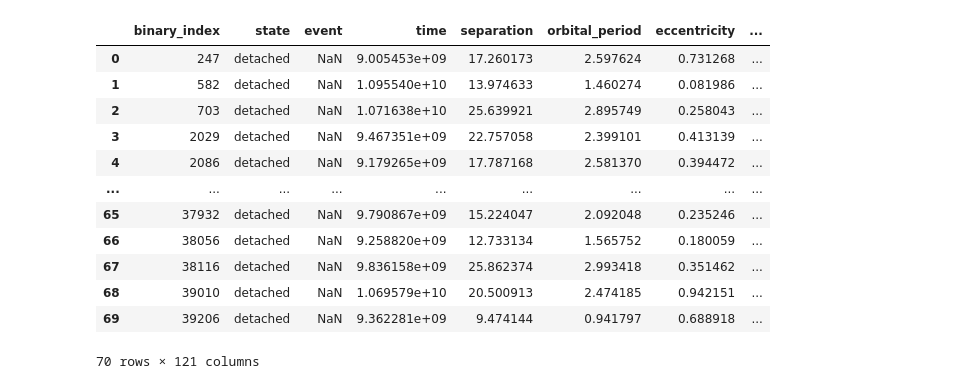
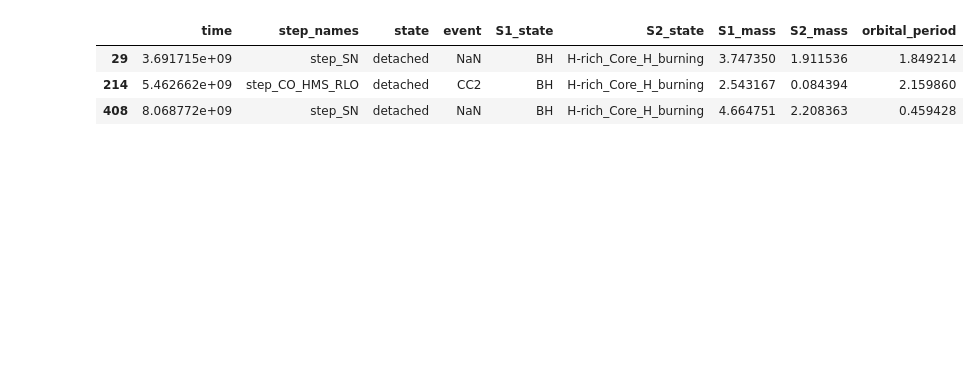
Before and after one commit to PiersonLip/solarBHs, a Jupyter notebook: Notebooks/BHSolGraphing.ipynb, the cells around one changed output. Cells and saved outputs as stored; diff of their text form; code cells hidden in the pictures; blank space fills up the shorter version.

```diff
--- a/Notebooks/BHSolGraphing.ipynb
+++ b/Notebooks/BHSolGraphing.ipynb
@@ -96,21 +101,12 @@ pHistory = pop.history.select()
 # %%
 bhSolRows = pd.read_csv(DataPath / 'threeDayPorb_solBHPairRows.csv')
 # %%
-bhSolRows
+bhSolRows[bhSolRows['S2_mass'] < 2.3][cols]
 # %% [output]
-|  | binary_index | state | event | time | separation | orbital_period | eccentricity | ... |
-| 0 | 247 | detached | NaN | 9.005453e+09 | 17.260173 | 2.597624 | 0.731268 | ... |
-| 1 | 582 | detached | NaN | 1.095540e+10 | 13.974633 | 1.460274 | 0.081986 | ... |
-| 2 | 703 | detached | NaN | 1.071638e+10 | 25.639921 | 2.895749 | 0.258043 | ... |
-| 3 | 2029 | detached | NaN | 9.467351e+09 | 22.757058 | 2.399101 | 0.413139 | ... |
-| 4 | 2086 | detached | NaN | 9.179265e+09 | 17.787168 | 2.581370 | 0.394472 | ... |
-| ... | ... | ... | ... | ... | ... | ... | ... | ... |
-| 65 | 37932 | detached | NaN | 9.790867e+09 | 15.224047 | 2.092048 | 0.235246 | ... |
-| 66 | 38056 | detached | NaN | 9.258820e+09 | 12.733134 | 1.565752 | 0.180059 | ... |
-| 67 | 38116 | detached | NaN | 9.836158e+09 | 25.862374 | 2.993418 | 0.351462 | ... |
-| 68 | 39010 | detached | NaN | 1.069579e+10 | 20.500913 | 2.474185 | 0.942151 | ... |
-| 69 | 39206 | detached | NaN | 9.362281e+09 | 9.474144 | 0.941797 | 0.688918 | ... |
+|  | time | step_names | state | event | S1_state | S2_state | S1_mass | S2_mass | orbital_period |
+| 29 | 3.691715e+09 | step_SN | detached | NaN | BH | H-rich_Core_H_burning | 3.747350 | 1.911536 | 1.849214 |
+| 214 | 5.462662e+09 | step_CO_HMS_RLO | detached | CC2 | BH | H-rich_Core_H_burning | 2.543167 | 0.084394 | 2.159860 |
+| 408 | 8.068772e+09 | step_SN | detached | NaN | BH | H-rich_Core_H_burning | 4.664751 | 2.208363 | 0.459428 |
-70 rows × 121 columns
 # %%
 basicColHist(bhSolRows,'S2_mass')
 # %% [output]
```
Also changed, not shown: parts of 5 cells of this notebook, 5 other files.
